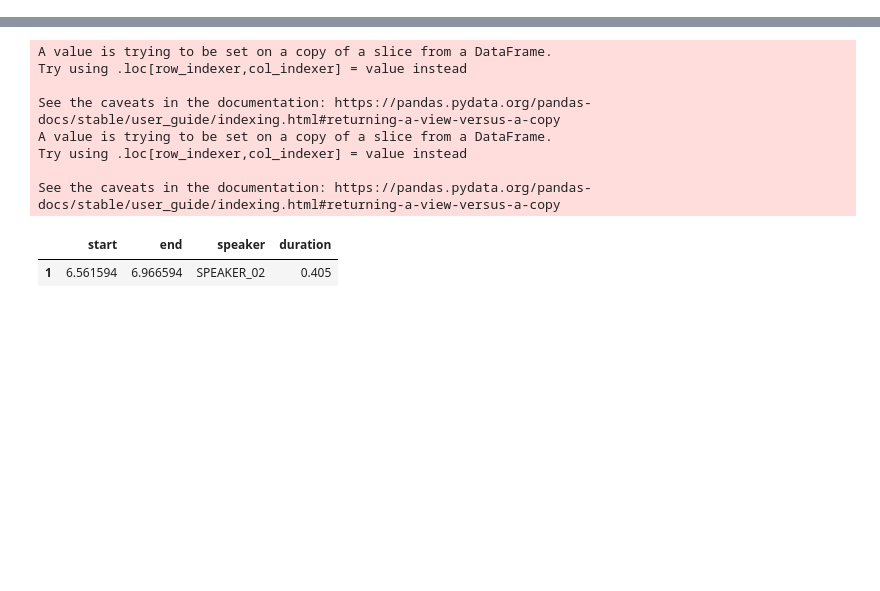
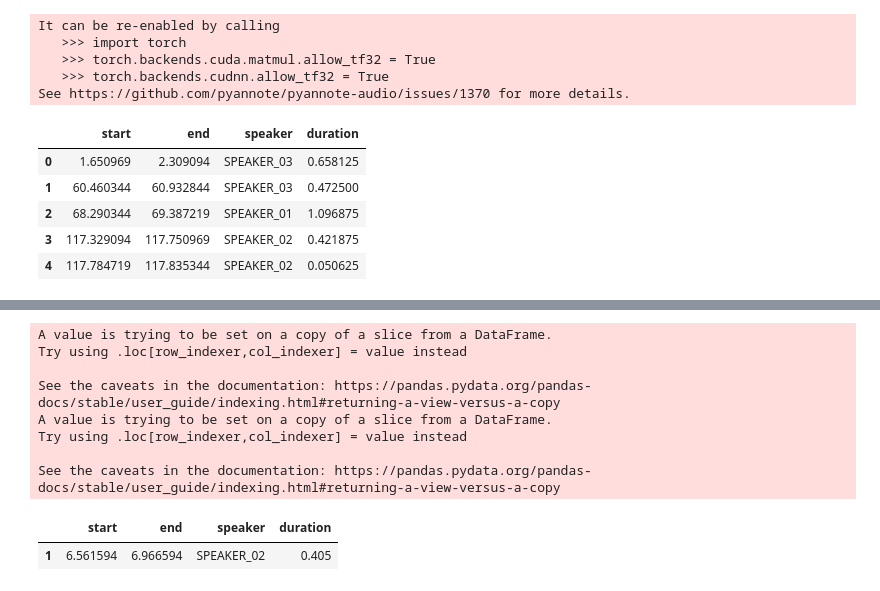
Before and after one commit to shshnk94/convodynamics, a Jupyter notebook: analysis.ipynb, the cells around one changed output, grey strips where cells are left out. Drawn from its saved outputs; the diff is of its cells as text; code cells hidden in the pictures; blank space fills up the shorter version.

Commit message:
migrated to convokit format and notebook draft

```diff
--- a/analysis.ipynb
+++ b/analysis.ipynb
@@ -32 +72,6 @@ p9.theme_set(
+# %%
+from convokit import Corpus
+
+# load the converted corpus
+corpus = Corpus(filename=Path(CONVERSATIONS) / folder_name)
 # %% [markdown]
@@ -113,0 +148,34 @@ phonemes (?)
+# %%
+from dotenv import load_dotenv
+
+# necessary transformers for speech diarization
+from convodynamics.transformers import SpeechDiarizationTransformer
+
+# load huggingface token to download the model
+load_dotenv()
+
+# diarize audio if available
+diarizer = SpeechDiarizationTransformer(
+    huggingface_token=os.getenv("HUGGINGFACE_TOKEN"),
+    diarization_model="pyannote/speaker-diarization-3.1"
+)
+
+corpus = diarizer.transform(corpus)
+# %% [output]
+It can be re-enabled by calling
+   >>> import torch
+   >>> torch.backends.cuda.matmul.allow_tf32 = True
+   >>> torch.backends.cudnn.allow_tf32 = True
+See https://github.com/pyannote/pyannote-audio/issues/1370 for more details.
+# %%
+segments = random_conversation.retrieve_meta("diarization_segments")
+segments.head()
+
+# [Ask AI to produce the code]
+# %% [output]
+|  | start | end | speaker | duration |
+| 0 | 1.650969 | 2.309094 | SPEAKER_03 | 0.658125 |
+| 1 | 60.460344 | 60.932844 | SPEAKER_03 | 0.472500 |
+| 2 | 68.290344 | 69.387219 | SPEAKER_01 | 1.096875 |
+| 3 | 117.329094 | 117.750969 | SPEAKER_02 | 0.421875 |
+| 4 | 117.784719 | 117.835344 | SPEAKER_02 | 0.050625 |
```
Also changed, not shown: parts of 26 cells of this notebook, 5 other files.
